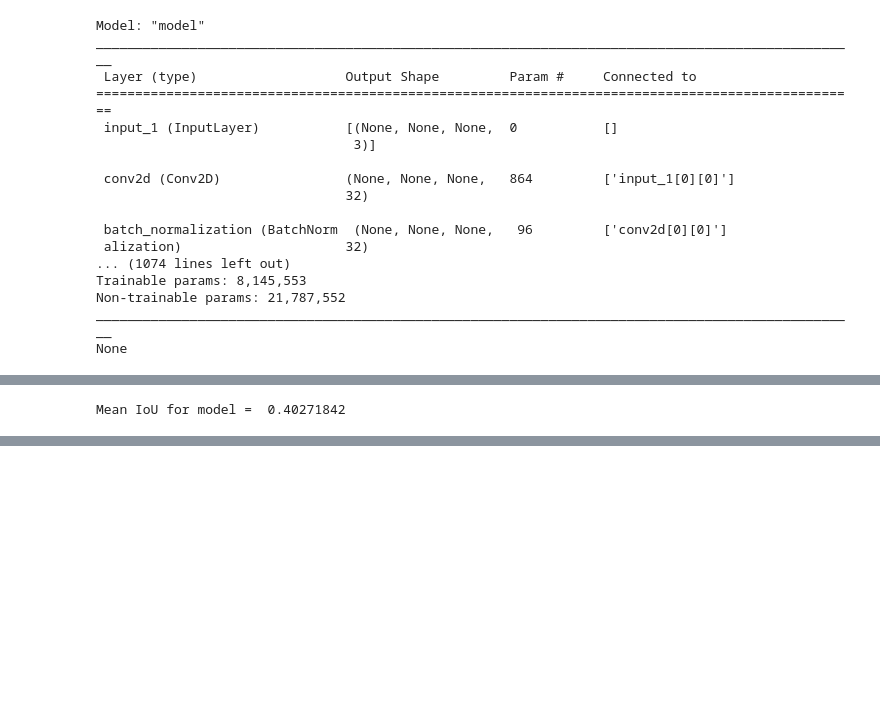
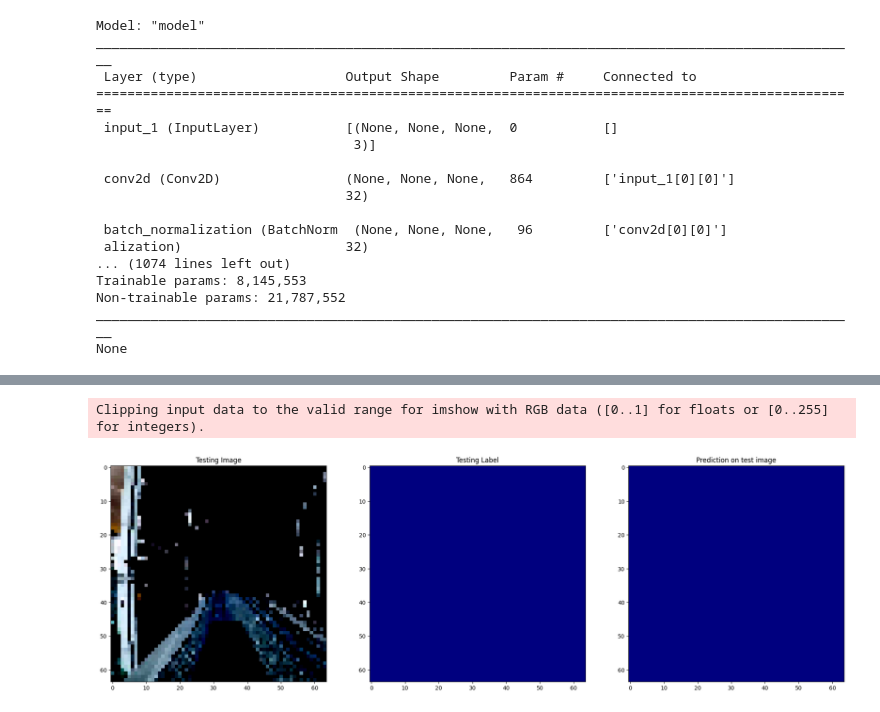
Before and after one commit to Duygubirol/vegetation-detection-railways, a Jupyter notebook: base-line-model-Dan-resizing.ipynb, the cells around one changed output, grey strips where cells are left out. Drawn from its saved outputs; the diff is of its cells as text; code cells hidden in the pictures; blank space fills up the shorter version.

Commit message:
modeling

```diff
--- a/base-line-model-Dan-resizing.ipynb
+++ b/base-line-model-Dan-resizing.ipynb
@@ -132,7 +132,7 @@ X_train = preprocess_input(X_train)
 X_test = preprocess_input(X_test)
 # %%
 # define the model
-metrics = [sm.metrics.IOUScore(threshold=0.5), 'mse']
+metrics = [sm.metrics.IOUScore(threshold=0.5), 'mse',"accuracy"]
 model = sm.Unet(BACKBONE, encoder_weights='imagenet', encoder_freeze = True, classes=1)
 model.compile(optimizer='adam', loss='binary_crossentropy', metrics=metrics)
 
@@ -159,6 +159,6 @@ None
 history = model.fit(    X_train,
                         y_train,
                         batch_size=15,
-                        epochs=5,
+                        epochs=10,
                         verbose=1,
                         validation_data=(X_test,y_test))
@@ -169,7 +185,0 @@ prediction_model = model.predict(X_test)
-# %%
-num_classes = 2
-IOU_model =MeanIoU(num_classes=num_classes)
-IOU_model.update_state(y_test, prediction_model)
-print("Mean IoU for model = ", IOU_model.result().numpy())  #Should be same as the one from sklearn with average='macro'
-# %% [output]
-Mean IoU for model =  0.40271842
@@ -175,0 +188,26 @@ Mean IoU for model =  0.40271842
+# %%
+#Predict on a few images
+#model = get_model()
+#model.load_weights('???.hdf5')
+test_img_number = random.randint(0, len(X_test))
+test_img = X_test[test_img_number]
+test_img_to_show = X_test[test_img_number]
+ground_truth=y_test[test_img_number]
+
+test_img_input=np.expand_dims(test_img, 0) #this is to make (256, 512, 1) -> (1, 256, 512, 1)
+prediction = (model.predict(test_img_input))
+my_threshold = 0.99
+predicted_img=(prediction>=my_threshold).astype(int)[0,:,:,:] #remove the first axis
+
+plt.figure(figsize=(24, 16))
+plt.subplot(231)
+plt.title('Testing Image')
+plt.imshow(test_img_to_show[:,:,:]) #the X_train and test has been processed wrt the BACKBONE above
+plt.subplot(232)
+plt.title('Testing Label')
+plt.imshow(ground_truth[:,:,0], cmap='jet')
+plt.subplot(233)
+plt.title('Prediction on test image')
+plt.imshow(predicted_img, cmap='jet')
+plt.show()
+# %% [output]
@@ -175,0 +215,2 @@ Mean IoU for model =  0.40271842
+Clipping input data to the valid range for imshow with RGB data ([0..1] for floats or [0..255] for integers).
+[figure, added]
```
Also changed, not shown: parts of 7 cells of this notebook.
